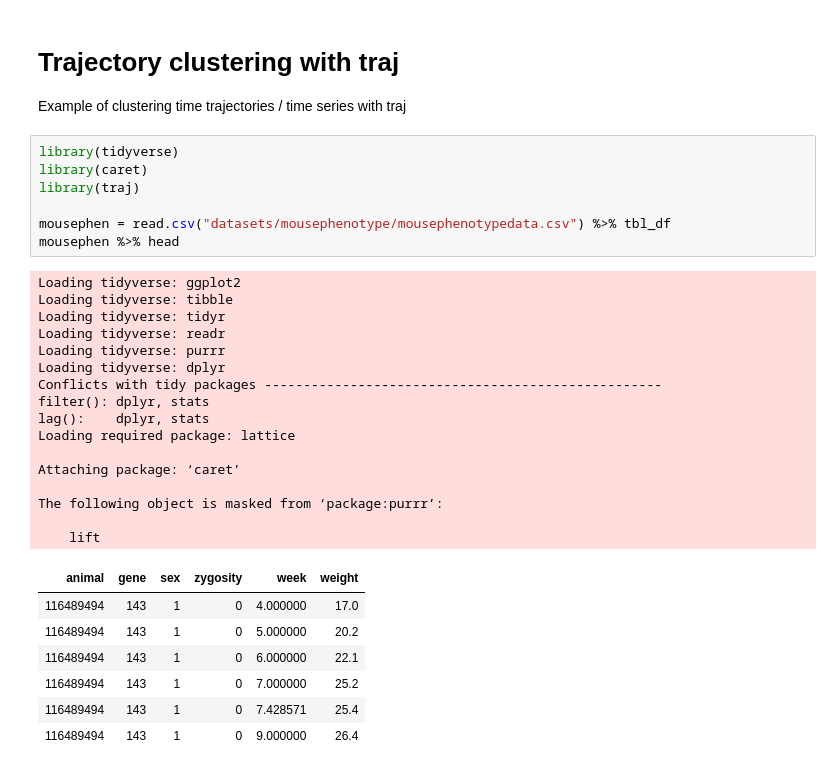
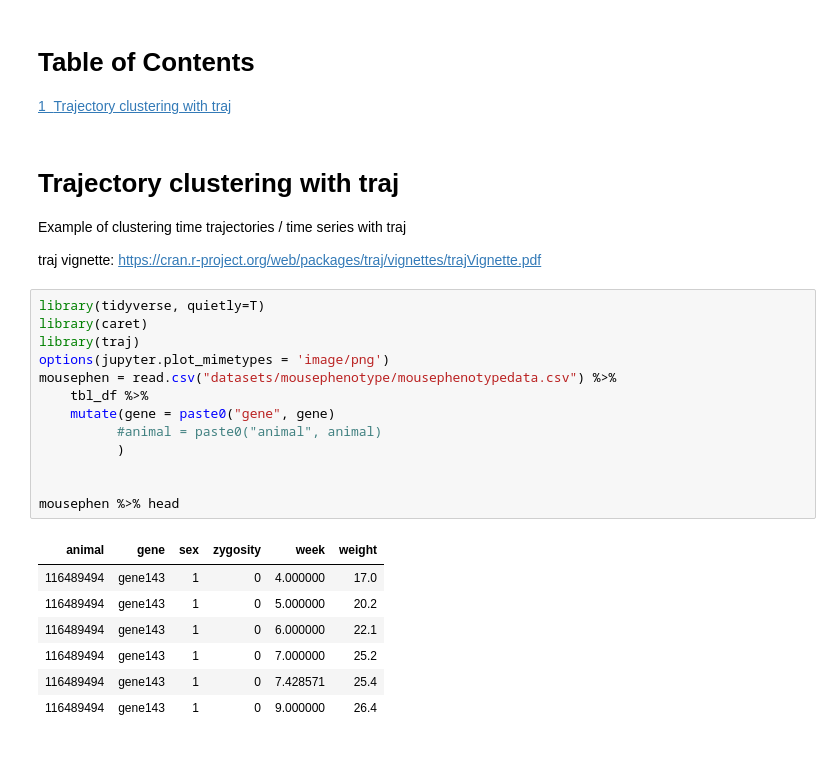
Before and after one commit to dalloliogm/hacking_global_health_london_2016, a Jupyter notebook: pre_hackaton/trajectory clustering on mousephenotype.ipynb, the cells around one changed output. Saved outputs shown, nothing was run; the diff lists cells and outputs as text.

Commit message:
PRE: created a notebook with a trajectory clustering of a mouse phenotype dataset

```diff
--- a/pre_hackaton/trajectory clustering on mousephenotype.ipynb
+++ b/pre_hackaton/trajectory clustering on mousephenotype.ipynb
@@ -1,35 +1,30 @@
+# %% [markdown]
+# Table of Contents
+ <p><div class="lev1 toc-item"><a href="#Trajectory-clustering-with-traj" data-toc-modified-id="Trajectory-clustering-with-traj-1"><span class="toc-item-num">1&nbsp;&nbsp;</span>Trajectory clustering with traj</a></div>
 # %% [markdown]
 # Trajectory clustering with traj
 
 Example of clustering time trajectories / time series with traj
+
+traj vignette: https://cran.r-project.org/web/packages/traj/vignettes/trajVignette.pdf
 # %%
-library(tidyverse)
+library(tidyverse, quietly=T)
 library(caret)
 library(traj)
+options(jupyter.plot_mimetypes = 'image/png')
+mousephen = read.csv("datasets/mousephenotype/mousephenotypedata.csv") %>%
+    tbl_df %>%
+    mutate(gene = paste0("gene", gene)
+          #animal = paste0("animal", animal)
+          )
 
-mousephen = read.csv("datasets/mousephenotype/mousephenotypedata.csv") %>% tbl_df
+
 mousephen %>% head
 # %% [output]
-Loading tidyverse: ggplot2
-Loading tidyverse: tibble
-Loading tidyverse: tidyr
-Loading tidyverse: readr
-Loading tidyverse: purrr
-Loading tidyverse: dplyr
-Conflicts with tidy packages ---------------------------------------------------
-filter(): dplyr, stats
-lag():    dplyr, stats
-Loading required package: lattice
-
-Attaching package: ‘caret’
-
-The following object is masked from ‘package:purrr’:
-
-    lift
 | animal | gene | sex | zygosity | week | weight |
-| 116489494 | 143 | 1 | 0 | 4.000000 | 17.0 |
-| 116489494 | 143 | 1 | 0 | 5.000000 | 20.2 |
-| 116489494 | 143 | 1 | 0 | 6.000000 | 22.1 |
-| 116489494 | 143 | 1 | 0 | 7.000000 | 25.2 |
-| 116489494 | 143 | 1 | 0 | 7.428571 | 25.4 |
-| 116489494 | 143 | 1 | 0 | 9.000000 | 26.4 |
+| 116489494 | gene143 | 1 | 0 | 4.000000 | 17.0 |
+| 116489494 | gene143 | 1 | 0 | 5.000000 | 20.2 |
+| 116489494 | gene143 | 1 | 0 | 6.000000 | 22.1 |
+| 116489494 | gene143 | 1 | 0 | 7.000000 | 25.2 |
+| 116489494 | gene143 | 1 | 0 | 7.428571 | 25.4 |
+| 116489494 | gene143 | 1 | 0 | 9.000000 | 26.4 |
```
Also changed, not shown: parts of 14 cells of this notebook.
